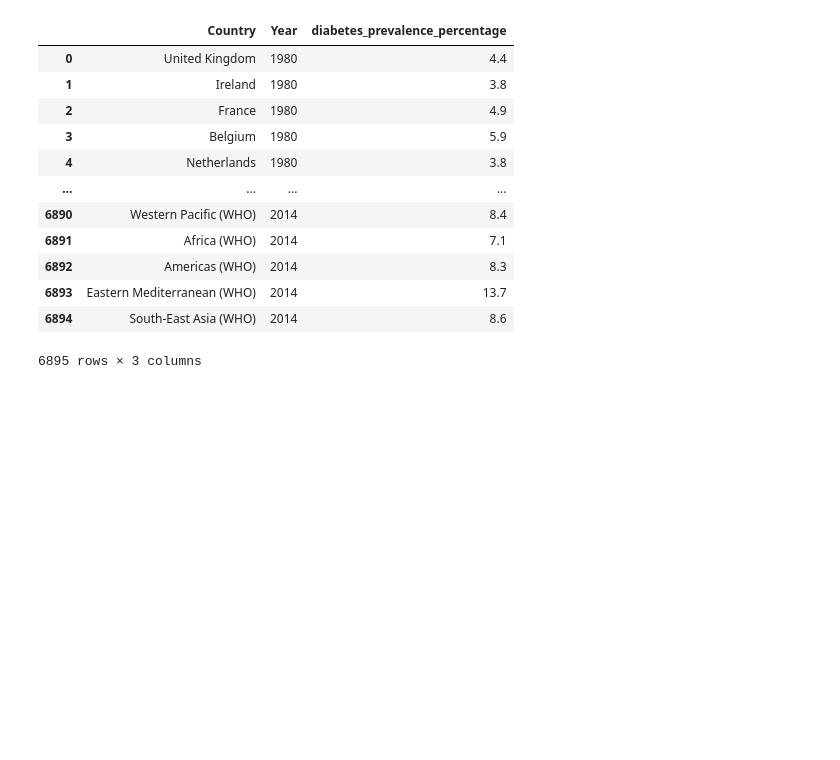
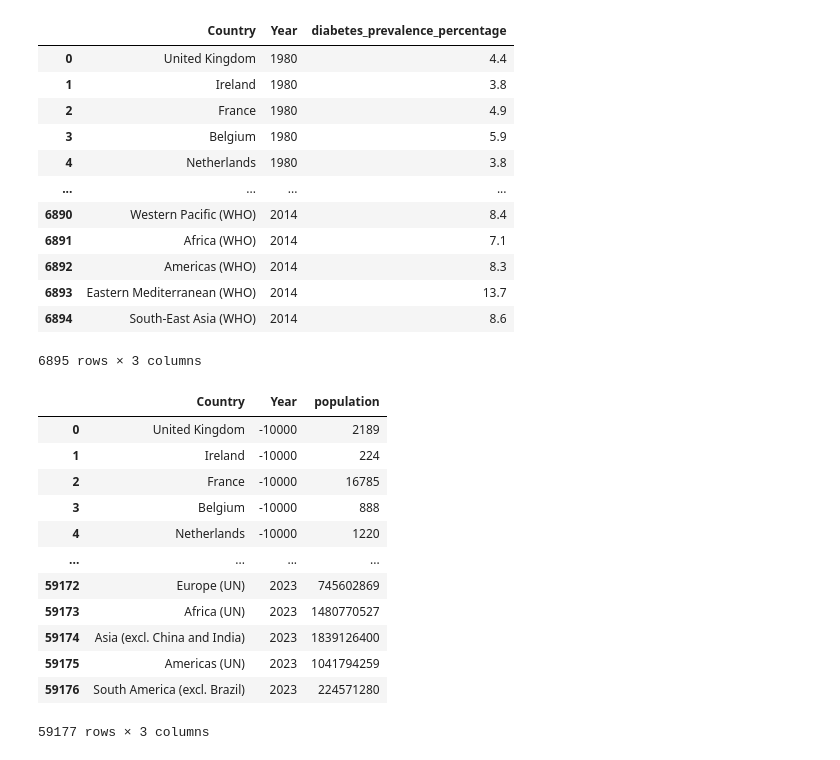
Before and after one commit to caroldvarela/ETL-1, a Jupyter notebook: notebooks/004_API.ipynb, the cells around one changed output. Drawn from its saved outputs; the diff is of its cells as text; code cells hidden in the pictures; blank space fills up the shorter version.

Commit message:
population in API

```diff
--- a/notebooks/004_API.ipynb
+++ b/notebooks/004_API.ipynb
@@ -107,6 +107,26 @@ diabetes
 | 6893 | Eastern Mediterranean (WHO) | 2014 | 13.7 |
 | 6894 | South-East Asia (WHO) | 2014 | 8.6 |
 6895 rows × 3 columns
+# %%
+population = charts.get_data('https://ourworldindata.org/grapher/population')
+# %%
+population.rename(columns={'entities': 'Country', 'years': 'Year'}, inplace=True)
+# %%
+population
+# %% [output]
+|  | Country | Year | population |
+| 0 | United Kingdom | -10000 | 2189 |
+| 1 | Ireland | -10000 | 224 |
+| 2 | France | -10000 | 16785 |
+| 3 | Belgium | -10000 | 888 |
+| 4 | Netherlands | -10000 | 1220 |
+| ... | ... | ... | ... |
+| 59172 | Europe (UN) | 2023 | 745602869 |
+| 59173 | Africa (UN) | 2023 | 1480770527 |
+| 59174 | Asia (excl. China and India) | 2023 | 1839126400 |
+| 59175 | Americas (UN) | 2023 | 1041794259 |
+| 59176 | South America (excl. Brazil) | 2023 | 224571280 |
+59177 rows × 3 columns
 # %%
 merged_air = pd.merge(cause_of_deaths, air_pollution, left_on=['Country', 'Year'],
                         right_on=['Country', 'Year'], how='left')
```
Also changed, not shown: parts of 5 cells of this notebook, 1 other file.
